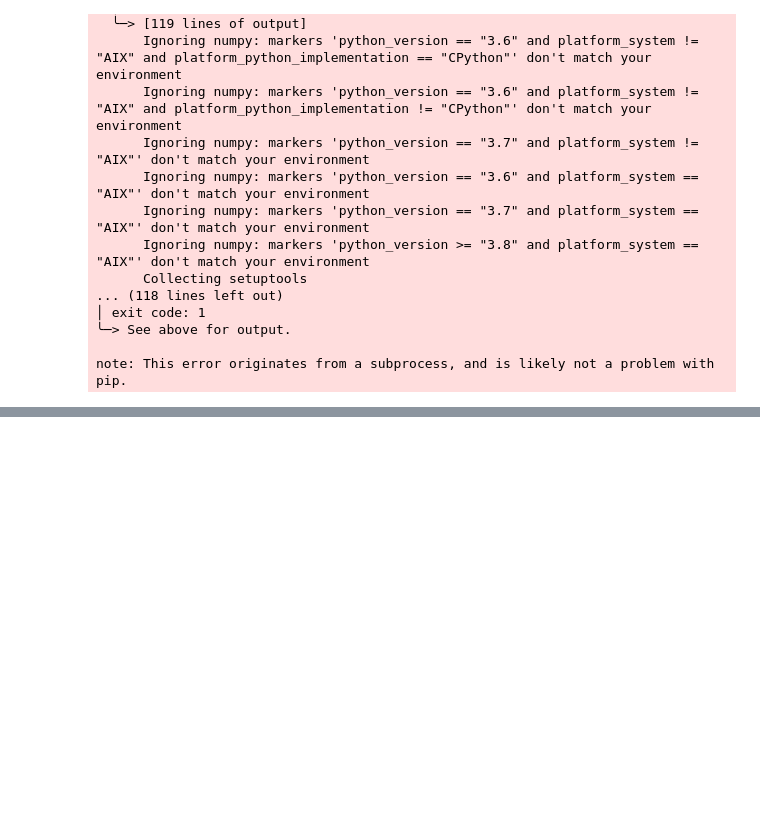
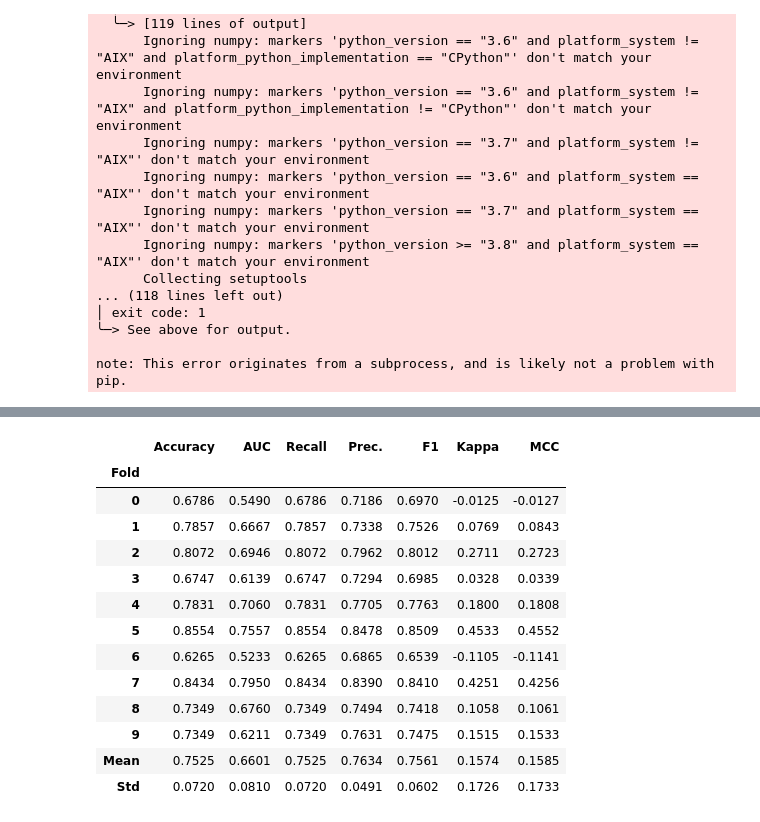
Before and after one commit to marieguib/202409-Precarite-energetique, a Jupyter notebook: 1Modelisation_precarite_energetique.ipynb, the cells around one changed output, grey strips where cells are left out. Saved outputs shown, nothing was run; the diff lists cells and outputs as text; code cells hidden in the pictures; blank space fills up the shorter version.

```diff
--- a/1Modelisation_precarite_energetique.ipynb
+++ b/1Modelisation_precarite_energetique.ipynb
@@ -291,0 +335,5 @@ best_model = compare_models()# Comparaison des modèles
+# %%
+# Création modèle ada boosting
+
+model_ada = create_model('ada') # Création du modèle Ada Boosting
+# %% [output]
@@ -291,0 +341,14 @@ best_model = compare_models()# Comparaison des modèles
+|  | Accuracy | AUC | Recall | Prec. | F1 | Kappa | MCC |
+| Fold |  |  |  |  |  |  |  |
+| 0 | 0.6786 | 0.5490 | 0.6786 | 0.7186 | 0.6970 | -0.0125 | -0.0127 |
+| 1 | 0.7857 | 0.6667 | 0.7857 | 0.7338 | 0.7526 | 0.0769 | 0.0843 |
+| 2 | 0.8072 | 0.6946 | 0.8072 | 0.7962 | 0.8012 | 0.2711 | 0.2723 |
+| 3 | 0.6747 | 0.6139 | 0.6747 | 0.7294 | 0.6985 | 0.0328 | 0.0339 |
+| 4 | 0.7831 | 0.7060 | 0.7831 | 0.7705 | 0.7763 | 0.1800 | 0.1808 |
+| 5 | 0.8554 | 0.7557 | 0.8554 | 0.8478 | 0.8509 | 0.4533 | 0.4552 |
+| 6 | 0.6265 | 0.5233 | 0.6265 | 0.6865 | 0.6539 | -0.1105 | -0.1141 |
+| 7 | 0.8434 | 0.7950 | 0.8434 | 0.8390 | 0.8410 | 0.4251 | 0.4256 |
+| 8 | 0.7349 | 0.6760 | 0.7349 | 0.7494 | 0.7418 | 0.1058 | 0.1061 |
+| 9 | 0.7349 | 0.6211 | 0.7349 | 0.7631 | 0.7475 | 0.1515 | 0.1533 |
+| Mean | 0.7525 | 0.6601 | 0.7525 | 0.7634 | 0.7561 | 0.1574 | 0.1585 |
+| Std | 0.0720 | 0.0810 | 0.0720 | 0.0491 | 0.0602 | 0.1726 | 0.1733 |
```
Also changed, not shown: parts of 16 cells of this notebook, 1 other file.
